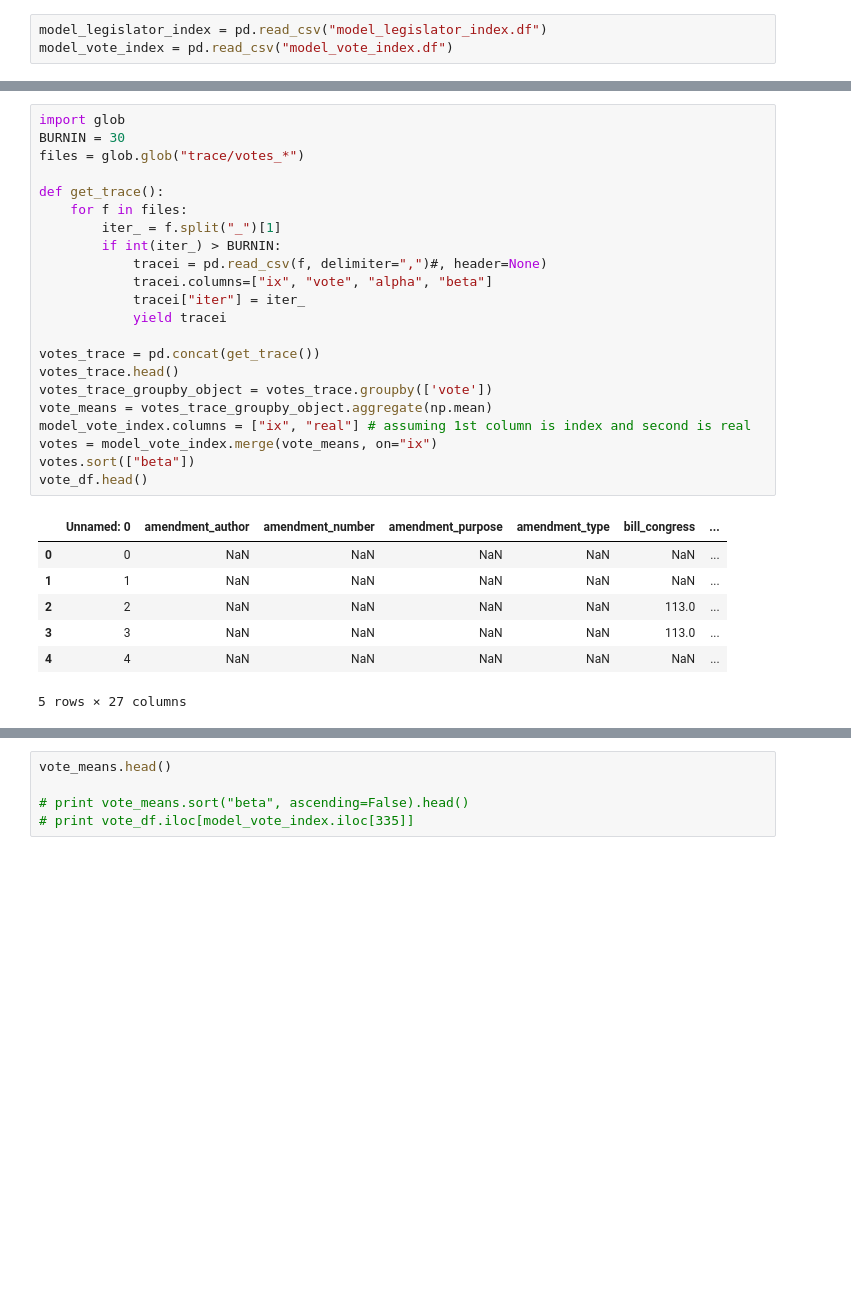
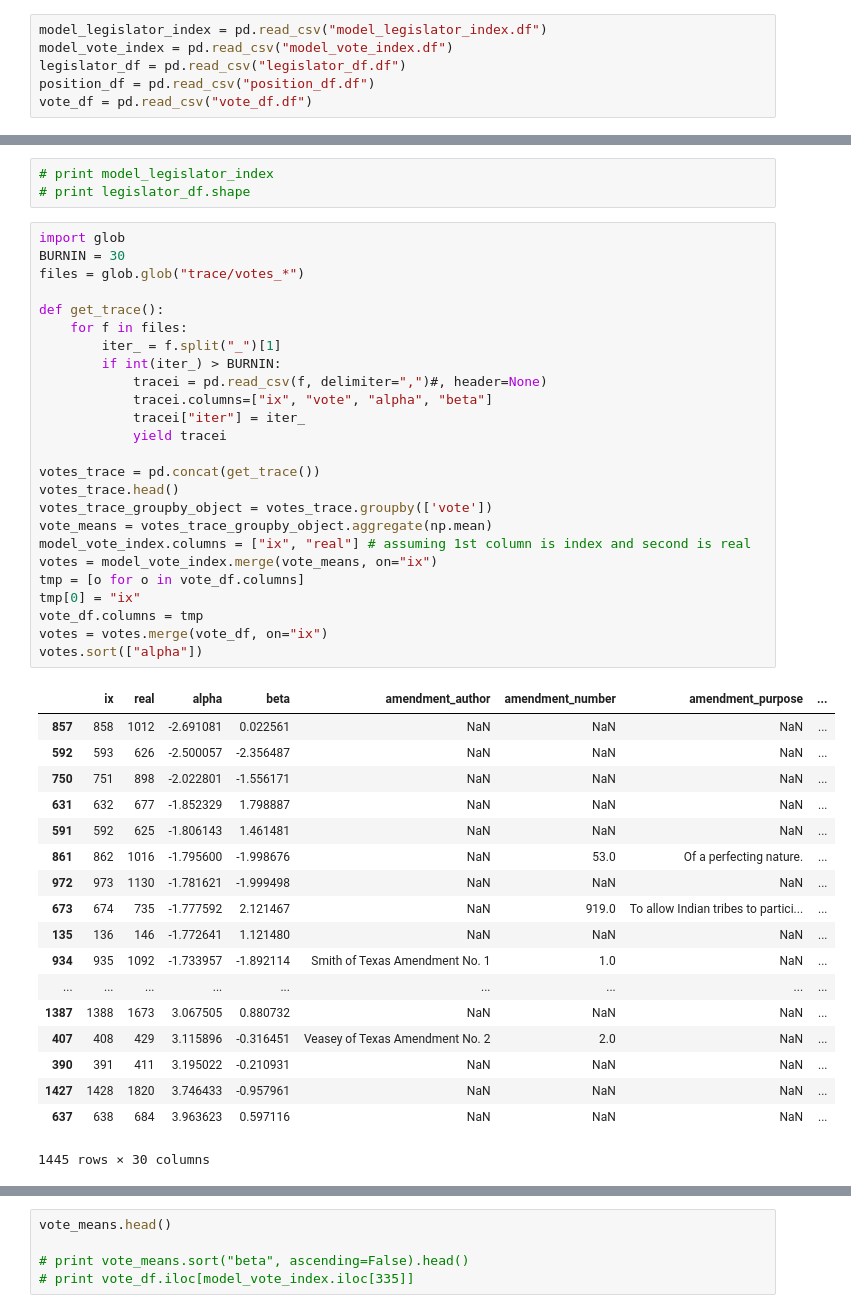
Before and after one commit to saulshanabrook/congressiona-text-reuse, a Jupyter notebook: saul/trace analyzer.ipynb, the cells around one changed output, grey strips where cells are left out. Drawn from its saved outputs; the diff is of its cells as text; blank space fills up the shorter version.

```diff
--- a/saul/trace analyzer.ipynb
+++ b/saul/trace analyzer.ipynb
@@ -14,6 +14,9 @@ ax.set(xlabel='iteration', ylabel='log likelihood')
 # %%
 model_legislator_index = pd.read_csv("model_legislator_index.df")
 model_vote_index = pd.read_csv("model_vote_index.df")
+legislator_df = pd.read_csv("legislator_df.df")
+position_df = pd.read_csv("position_df.df")
+vote_df = pd.read_csv("vote_df.df")
 # %%
 import glob
 import numpy as np
@@ -58,30 +61,47 @@ legislator
+# %%
+# print model_legislator_index
+# print legislator_df.shape
 # %%
 import glob
 BURNIN = 30
 files = glob.glob("trace/votes_*")
 
 def get_trace():
     for f in files:
         iter_ = f.split("_")[1]
         if int(iter_) > BURNIN:
             tracei = pd.read_csv(f, delimiter=",")#, header=None)
             tracei.columns=["ix", "vote", "alpha", "beta"]
             tracei["iter"] = iter_
             yield tracei
 
 votes_trace = pd.concat(get_trace())
 votes_trace.head()
 votes_trace_groupby_object = votes_trace.groupby(['vote'])
 vote_means = votes_trace_groupby_object.aggregate(np.mean)
 model_vote_index.columns = ["ix", "real"] # assuming 1st column is index and second is real
 votes = model_vote_index.merge(vote_means, on="ix")
-votes.sort(["beta"])
-vote_df.head()
+tmp = [o for o in vote_df.columns]
+tmp[0] = "ix"
+vote_df.columns = tmp
+votes = votes.merge(vote_df, on="ix")
+votes.sort(["alpha"])
 # %% [output]
-|  | Unnamed: 0 | amendment_author | amendment_number | amendment_purpose | amendment_type | bill_congress | ... |
-| 0 | 0 | NaN | NaN | NaN | NaN | NaN | ... |
-| 1 | 1 | NaN | NaN | NaN | NaN | NaN | ... |
-| 2 | 2 | NaN | NaN | NaN | NaN | 113.0 | ... |
-| 3 | 3 | NaN | NaN | NaN | NaN | 113.0 | ... |
-| 4 | 4 | NaN | NaN | NaN | NaN | NaN | ... |
+|  | ix | real | alpha | beta | amendment_author | amendment_number | amendment_purpose | ... |
+| 857 | 858 | 1012 | -2.691081 | 0.022561 | NaN | NaN | NaN | ... |
+| 592 | 593 | 626 | -2.500057 | -2.356487 | NaN | NaN | NaN | ... |
+| 750 | 751 | 898 | -2.022801 | -1.556171 | NaN | NaN | NaN | ... |
+| 631 | 632 | 677 | -1.852329 | 1.798887 | NaN | NaN | NaN | ... |
+| 591 | 592 | 625 | -1.806143 | 1.461481 | NaN | NaN | NaN | ... |
+| 861 | 862 | 1016 | -1.795600 | -1.998676 | NaN | 53.0 | Of a perfecting nature. | ... |
+| 972 | 973 | 1130 | -1.781621 | -1.999498 | NaN | NaN | NaN | ... |
+| 673 | 674 | 735 | -1.777592 | 2.121467 | NaN | 919.0 | To allow Indian tribes to partici... | ... |
+| 135 | 136 | 146 | -1.772641 | 1.121480 | NaN | NaN | NaN | ... |
+| 934 | 935 | 1092 | -1.733957 | -1.892114 | Smith of Texas Amendment No. 1 | 1.0 | NaN | ... |
+| ... | ... | ... | ... | ... | ... | ... | ... | ... |
+| 1387 | 1388 | 1673 | 3.067505 | 0.880732 | NaN | NaN | NaN | ... |
+| 407 | 408 | 429 | 3.115896 | -0.316451 | Veasey of Texas Amendment No. 2 | 2.0 | NaN | ... |
+| 390 | 391 | 411 | 3.195022 | -0.210931 | NaN | NaN | NaN | ... |
+| 1427 | 1428 | 1820 | 3.746433 | -0.957961 | NaN | NaN | NaN | ... |
+| 637 | 638 | 684 | 3.963623 | 0.597116 | NaN | NaN | NaN | ... |
-5 rows × 27 columns
+1445 rows × 30 columns
```
Also changed, not shown: parts of 3 cells of this notebook.
